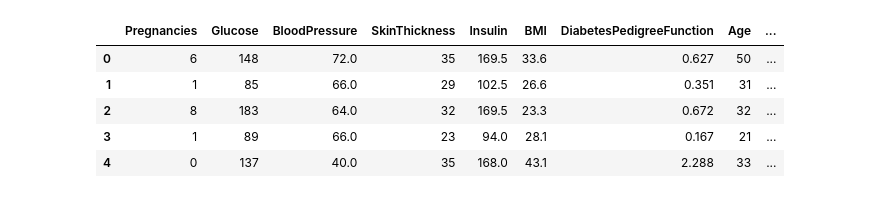
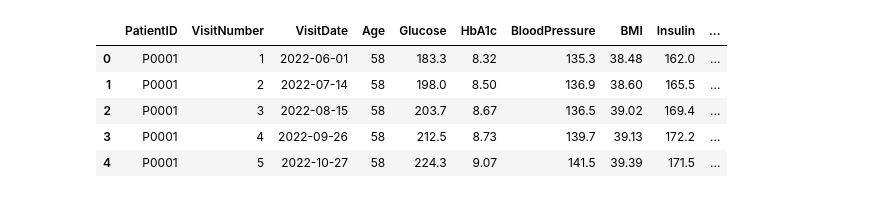
Before and after one commit to Abinath7/Abinath7, a Jupyter notebook: prediction.ipynb, the cells around one changed output. Cells and saved outputs as stored; diff of their text form; code cells hidden in the pictures.

```diff
--- a/prediction.ipynb
+++ b/prediction.ipynb
@@ -10,16 +21,16 @@ Saving diabetes.csv to diabetes.csv
 # %%
 import pandas as pd
 import numpy as np
 
 
-df=pd.read_csv("diabetes.csv")
+df=pd.read_csv("diabetic_patients_dataset.csv")
 
 
 df.head()
 # %% [output]
-|  | Pregnancies | Glucose | BloodPressure | SkinThickness | Insulin | BMI | DiabetesPedigreeFunction | Age | ... |
-| 0 | 6 | 148 | 72.0 | 35 | 169.5 | 33.6 | 0.627 | 50 | ... |
-| 1 | 1 | 85 | 66.0 | 29 | 102.5 | 26.6 | 0.351 | 31 | ... |
-| 2 | 8 | 183 | 64.0 | 32 | 169.5 | 23.3 | 0.672 | 32 | ... |
-| 3 | 1 | 89 | 66.0 | 23 | 94.0 | 28.1 | 0.167 | 21 | ... |
-| 4 | 0 | 137 | 40.0 | 35 | 168.0 | 43.1 | 2.288 | 33 | ... |
+|  | PatientID | VisitNumber | VisitDate | Age | Glucose | HbA1c | BloodPressure | BMI | Insulin | ... |
+| 0 | P0001 | 1 | 2022-06-01 | 58 | 183.3 | 8.32 | 135.3 | 38.48 | 162.0 | ... |
+| 1 | P0001 | 2 | 2022-07-14 | 58 | 198.0 | 8.50 | 136.9 | 38.60 | 165.5 | ... |
+| 2 | P0001 | 3 | 2022-08-15 | 58 | 203.7 | 8.67 | 136.5 | 39.02 | 169.4 | ... |
+| 3 | P0001 | 4 | 2022-09-26 | 58 | 212.5 | 8.73 | 139.7 | 39.13 | 172.2 | ... |
+| 4 | P0001 | 5 | 2022-10-27 | 58 | 224.3 | 9.07 | 141.5 | 39.39 | 171.5 | ... |
```
Also changed, not shown: parts of 9 cells of this notebook.
